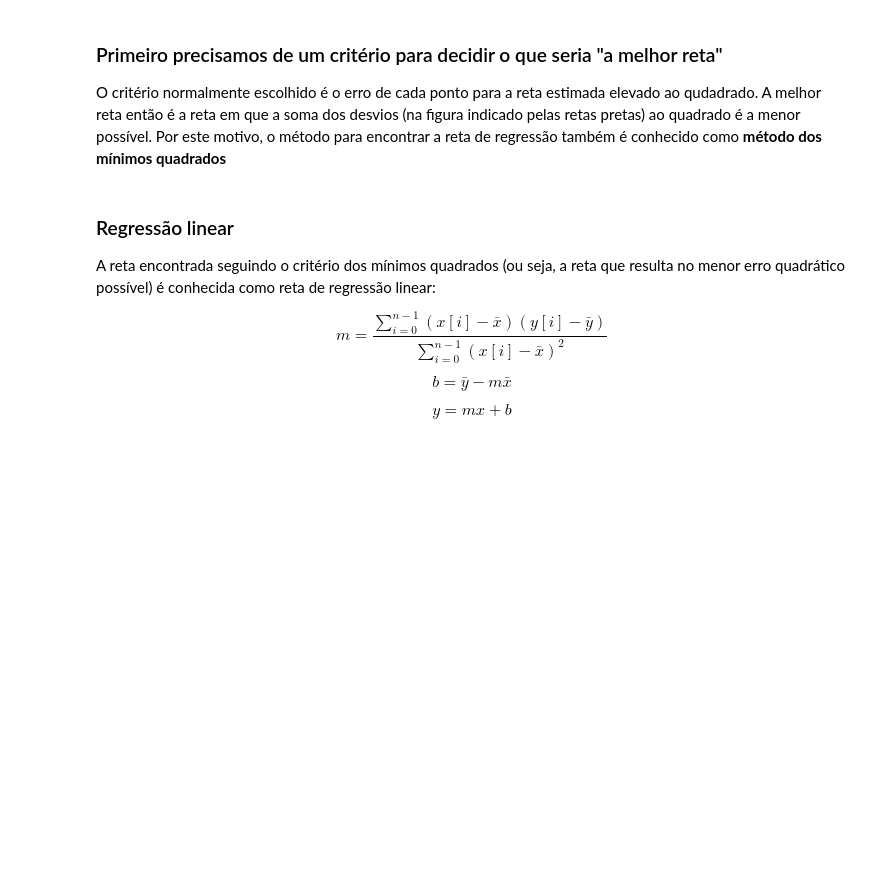
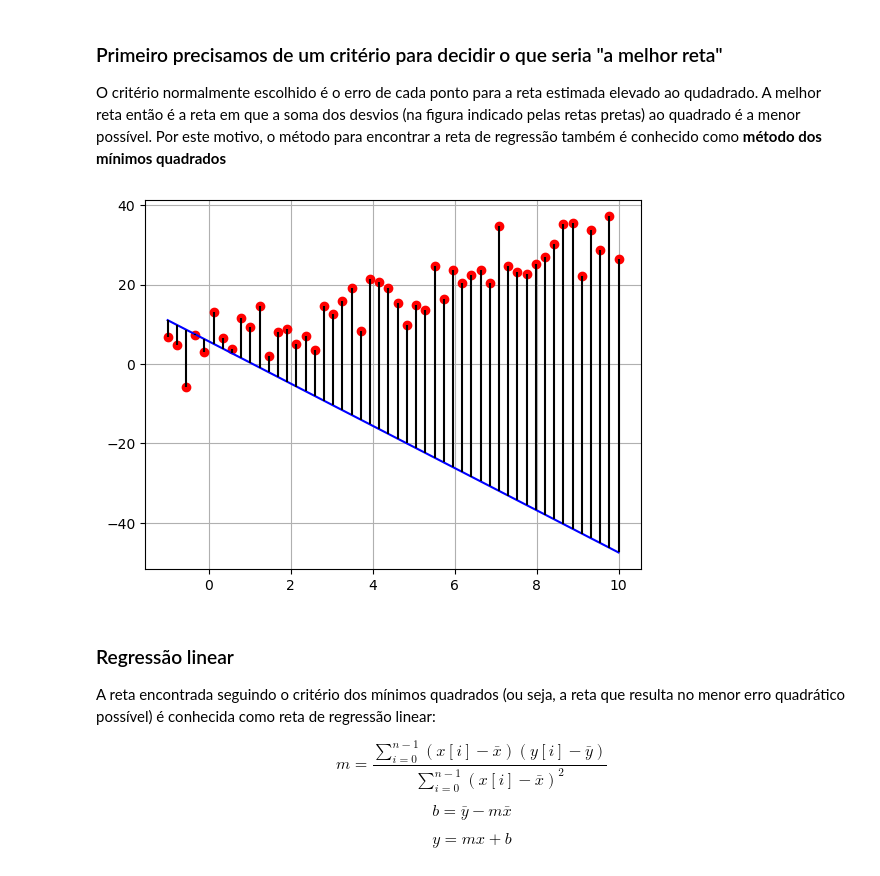
Before and after one commit to sofialora/BasesComputacionais, a Jupyter notebook: aula9/Regressão.ipynb, the cells around one changed output. Cells and saved outputs as stored; diff of their text form; code cells hidden in the pictures; blank space fills up the shorter version.

```diff
--- a/aula9/Regressão.ipynb
+++ b/aula9/Regressão.ipynb
@@ -90,13 +97,15 @@ O critério normalmente escolhido é o erro de cada ponto para a reta estimada e
 # %%
 plt.figure()
 plt.plot(x , y, marker='o', color='red', linestyle='')
-mr = m + 5*np.random.randn(1)
-br = b + 5*np.random.randn(1)
+mr = m + 5*rng.normal(size=1)
+br = b + 5*rng.normal(size=1)
 plt.plot(x, mr*x+br, linestyle = '-', color = 'blue')
-for i in range(len(y)):
-    plt.plot([x[i], x[i]], [y[i], mr*x[i]+br], linestyle='-', color='black')
+plt.vlines(x, y, mr*x+br,
+             linestyle='-', color='black')
 plt.grid()
 plt.show()
+# %% [output]
+[figure, added]
 # %% [markdown]
 ### Regressão linear
 
```
Also changed, not shown: parts of 53 cells of this notebook, 9 other files.
